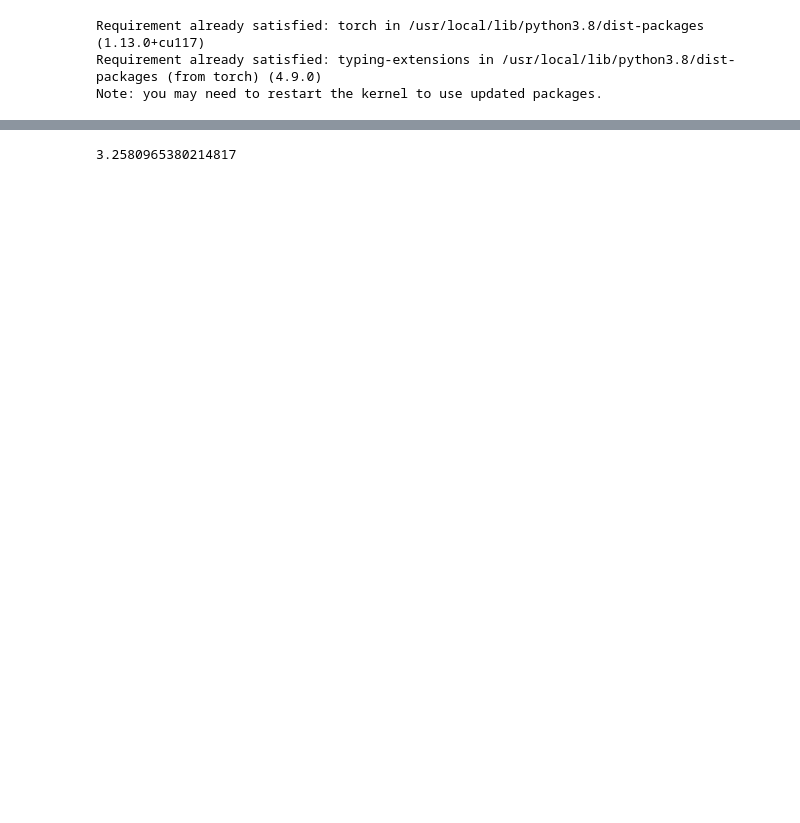
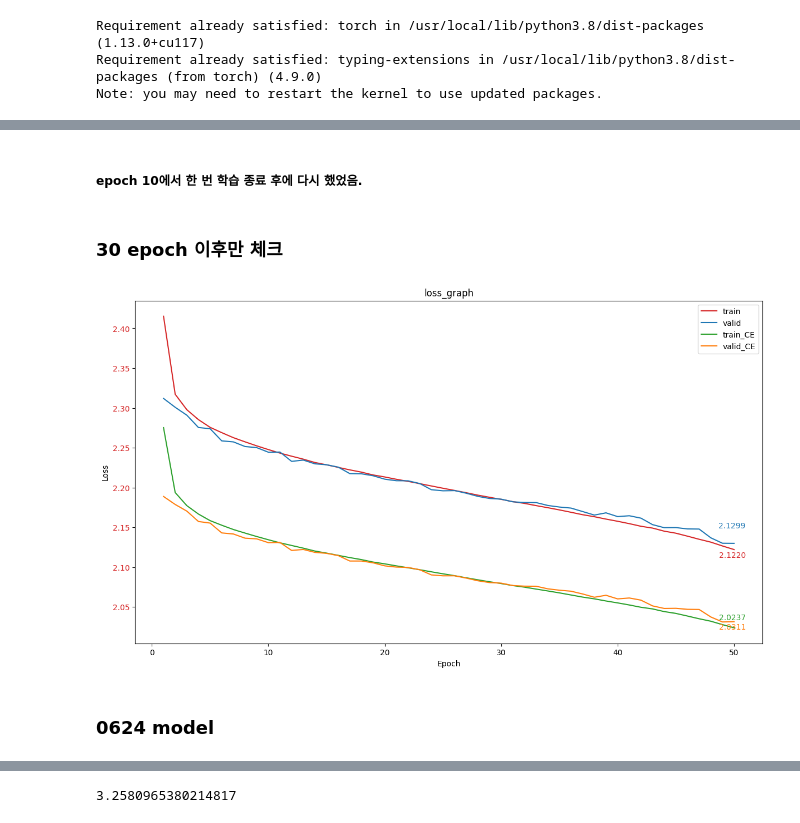
Before and after one commit to kathy5311/Caesar, a Jupyter notebook: code/notebooks/loss_graph.ipynb, the cells around one changed output, grey strips where cells are left out. Saved outputs shown, nothing was run; the diff lists cells and outputs as text; code cells hidden in the pictures; blank space fills up the shorter version.

```diff
--- a/code/notebooks/loss_graph.ipynb
+++ b/code/notebooks/loss_graph.ipynb
@@ -55,0 +64,14 @@ def loss_graph(valid_loss_list, valid_feat, valid_bigdata, valid):
+# %% [markdown]
+##### epoch 10에서 한 번 학습 종료 후에 다시 했었음.
+# %% [markdown]
+### 30 epoch 이후만 체크
+# %%
+plt.figure(figsize=(32,8))
+plt.subplot(121)
+plt.title('loss_graph')
+(loss_graph(a_bigshow[30:], b_bigshow[30:], c_bigshow[30:], d_bigshow[30:]))
+plt.show()
+# %% [output]
+[figure, added]
+# %% [markdown]
+### 0624 model
```
Also changed, not shown: parts of 6 cells of this notebook, 18 other files.
